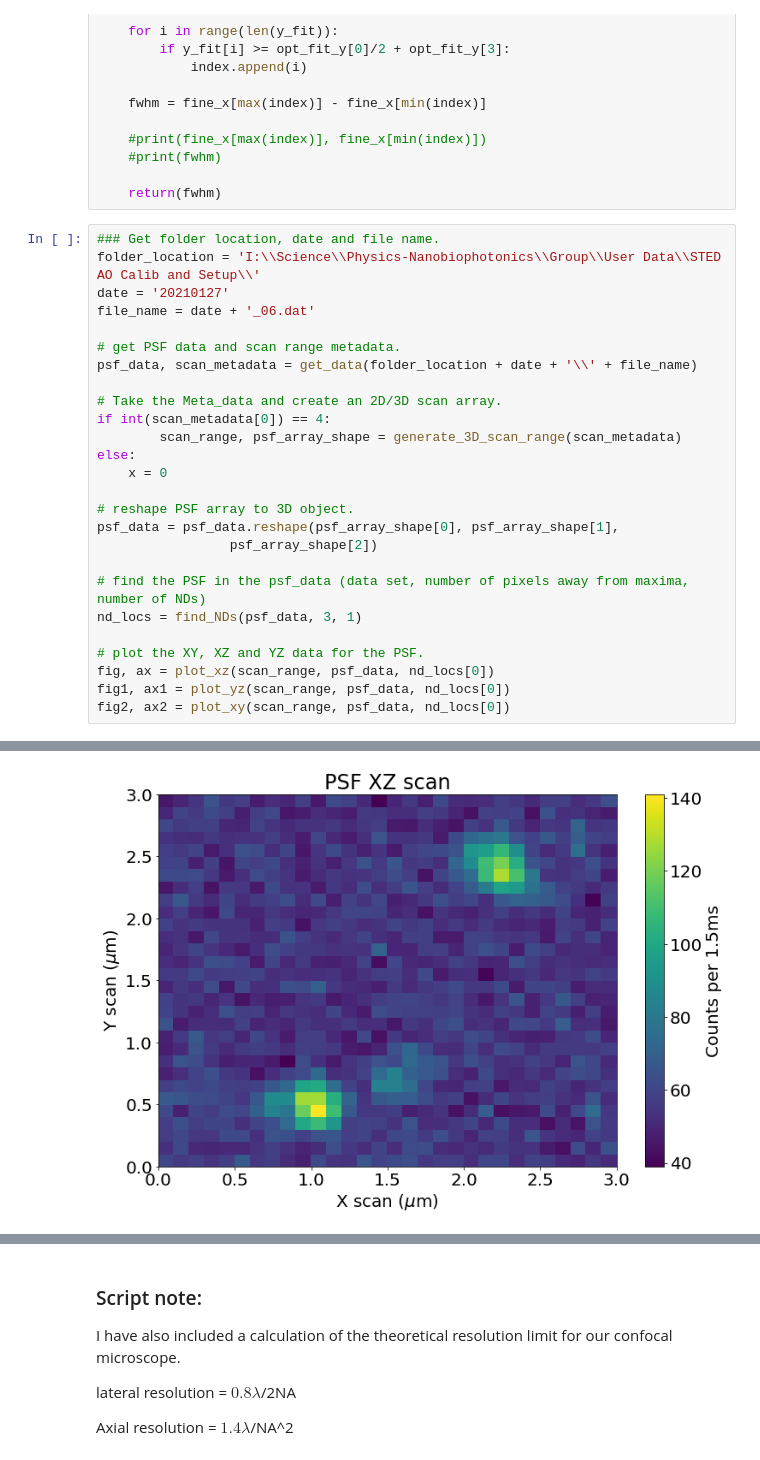
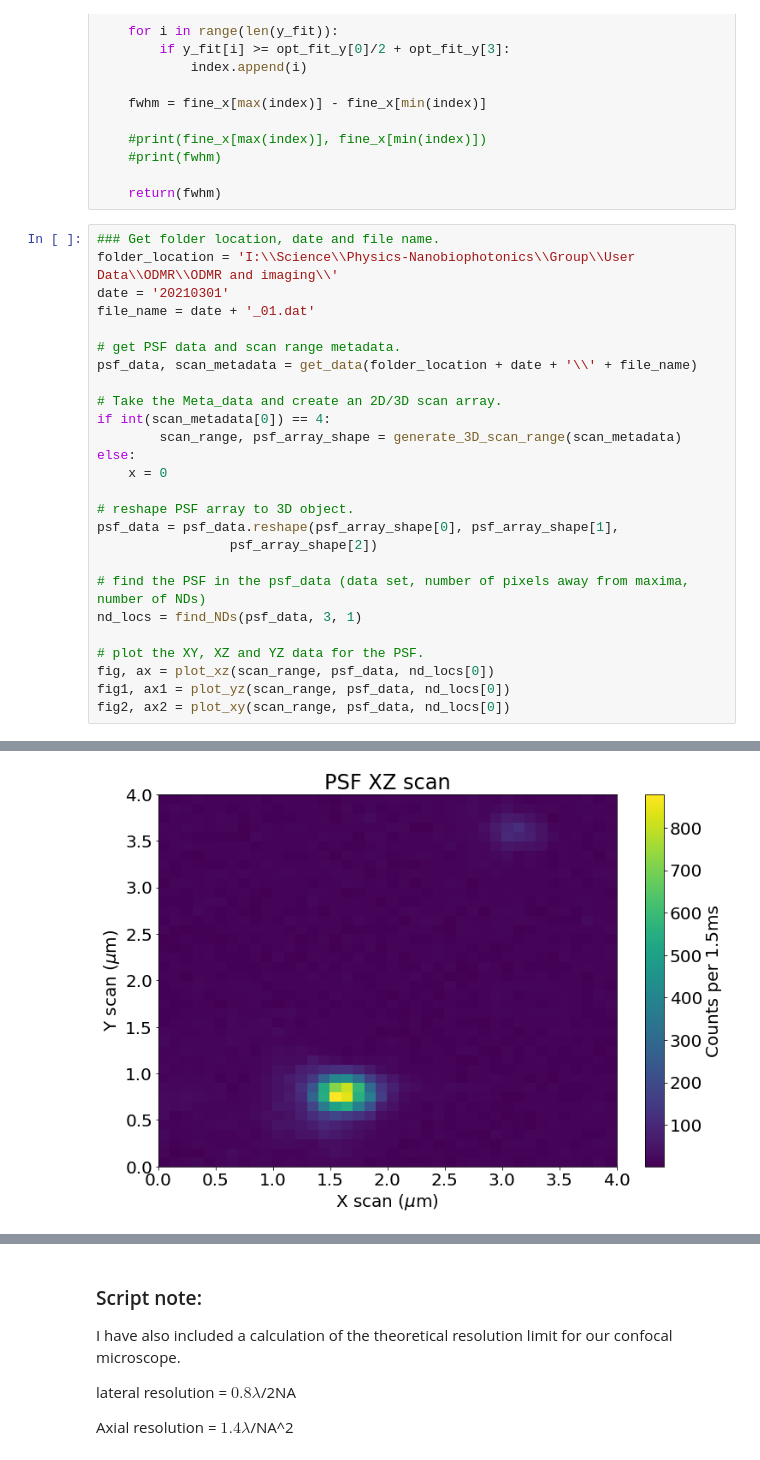
Before and after one commit to Corbyn93/Ryans_Python_Scripts, a Jupyter notebook: Ryan's Jupyter stuff/Microscopy Scripts/PSF_Measurement.ipynb, the cells around one changed output, grey strips where cells are left out. Saved outputs shown, nothing was run; the diff lists cells and outputs as text.

```diff
--- a/Ryan's Jupyter stuff/Microscopy Scripts/PSF_Measurement.ipynb
+++ b/Ryan's Jupyter stuff/Microscopy Scripts/PSF_Measurement.ipynb
@@ -164,9 +164,9 @@ def find_fwhm(y_fit, fine_x, opt_fit_y):
     return(fwhm)
 # %%
 ### Get folder location, date and file name.
-folder_location = 'I:\\Science\\Physics-Nanobiophotonics\\Group\\User Data\\STED AO Calib and Setup\\'
-date = '20210127'
-file_name = date + '_06.dat'
+folder_location = 'I:\\Science\\Physics-Nanobiophotonics\\Group\\User Data\\ODMR\\ODMR and imaging\\'
+date = '20210301'
+file_name = date + '_01.dat'
 
 # get PSF data and scan range metadata.
 psf_data, scan_metadata = get_data(folder_location + date + '\\' + file_name)
@@ -194,4 +194,4 @@ fig2, ax2 = plot_xy(scan_range, psf_data, nd_locs[0])
-[figure, old version]
+[figure, new version]
 # %%
 # Create variables for 1D gauss fitting.
 psf_x = psf_data[nd_locs[0][0], :, nd_locs[0][2]]
```
Also changed, not shown: parts of 2 cells of this notebook, 2 other files.
